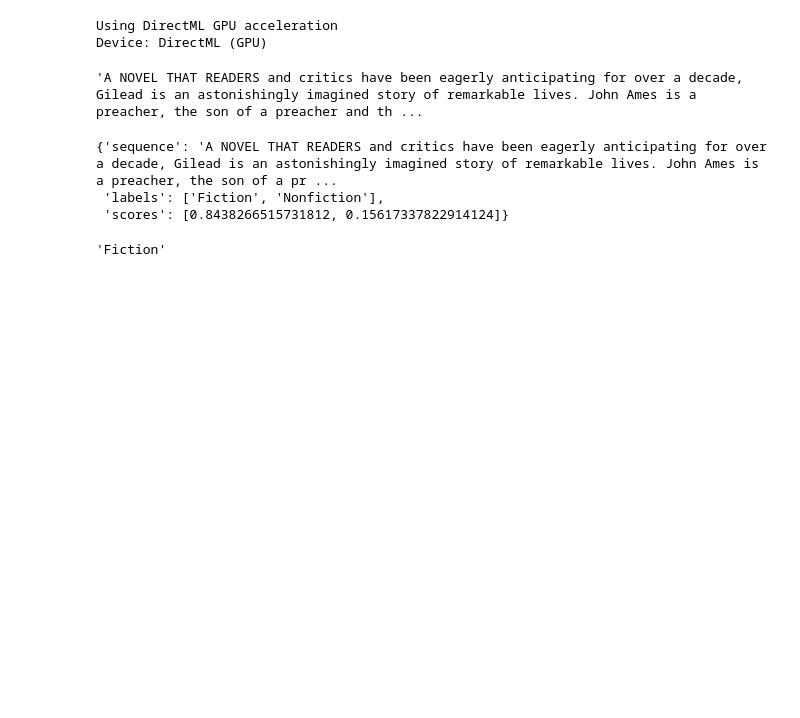
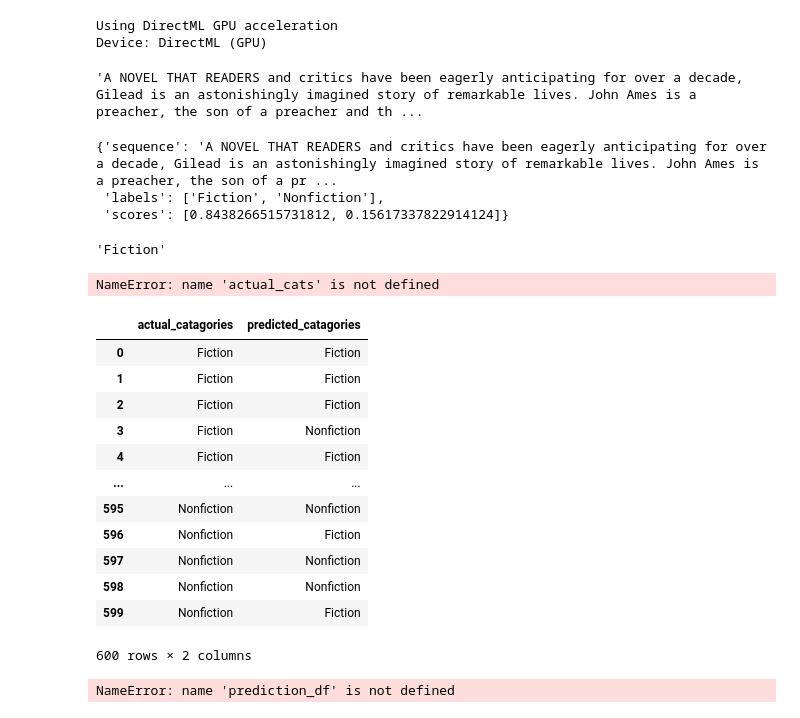
Before and after one commit to CH-RAFAY/Semantic-Book-Recommender, a Jupyter notebook: data-exploration.ipynb, the cells around one changed output. Drawn from its saved outputs; the diff is of its cells as text; code cells hidden in the pictures; blank space fills up the shorter version.

```diff
--- a/data-exploration.ipynb
+++ b/data-exploration.ipynb
@@ -374,3 +373,27 @@ for i in tqdm(range(0, 300)):
     sequence = books. loc[books["simple_categories"] == "Nonfiction", "description"].reset_index(drop=True)[i]
     predicted_cats += [generate_predictions(sequence, fiction_categories)]
     actual_cats += ["Nonfiction"]
+# %%
+prediction_df = pd.DataFrame({"actual_catagories": actual_cats, "predicted_catagories": predicted_cats})
+# %% [output]
+NameError: name 'actual_cats' is not defined
+# %%
+prediction_df
+# %% [output]
+|  | actual_catagories | predicted_catagories |
+| 0 | Fiction | Fiction |
+| 1 | Fiction | Fiction |
+| 2 | Fiction | Fiction |
+| 3 | Fiction | Nonfiction |
+| 4 | Fiction | Fiction |
+| ... | ... | ... |
+| 595 | Nonfiction | Nonfiction |
+| 596 | Nonfiction | Fiction |
+| 597 | Nonfiction | Nonfiction |
+| 598 | Nonfiction | Nonfiction |
+| 599 | Nonfiction | Fiction |
+600 rows × 2 columns
+# %%
+prediction_df["correct_prediction"] = np.where(prediction_df["actual_categories"]== prediction_df["prediction_categories"], 1, 0)
+# %% [output]
+NameError: name 'prediction_df' is not defined
```
Also changed, not shown: parts of 1 cell of this notebook.
